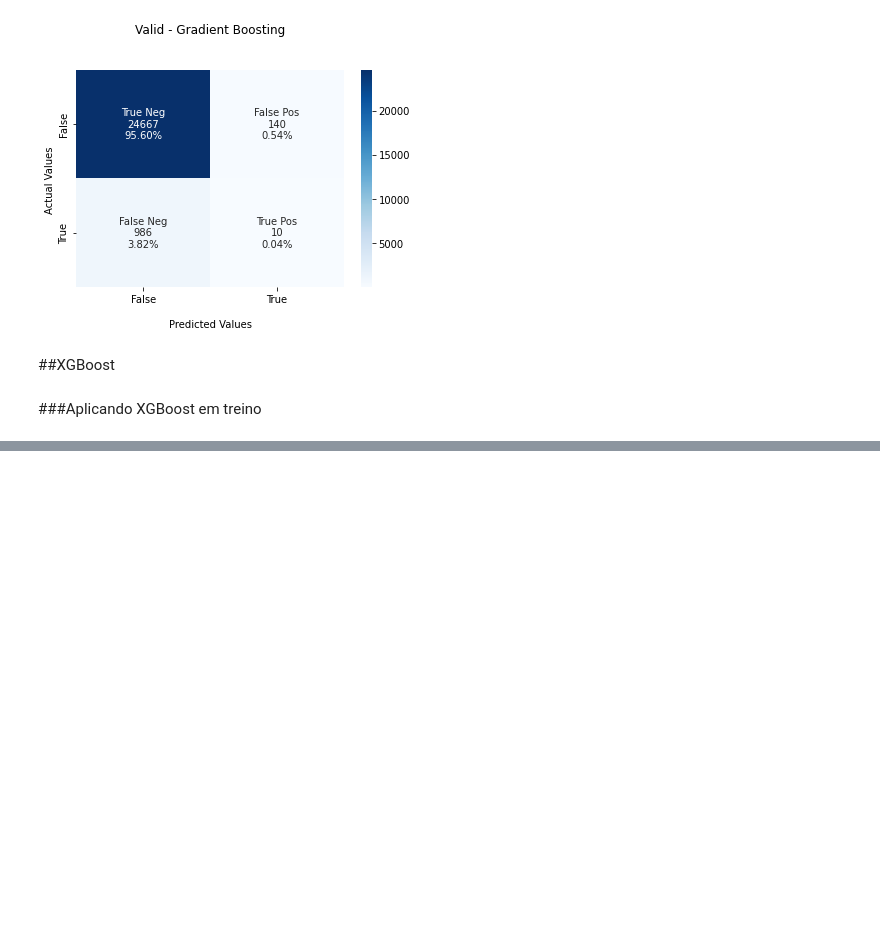
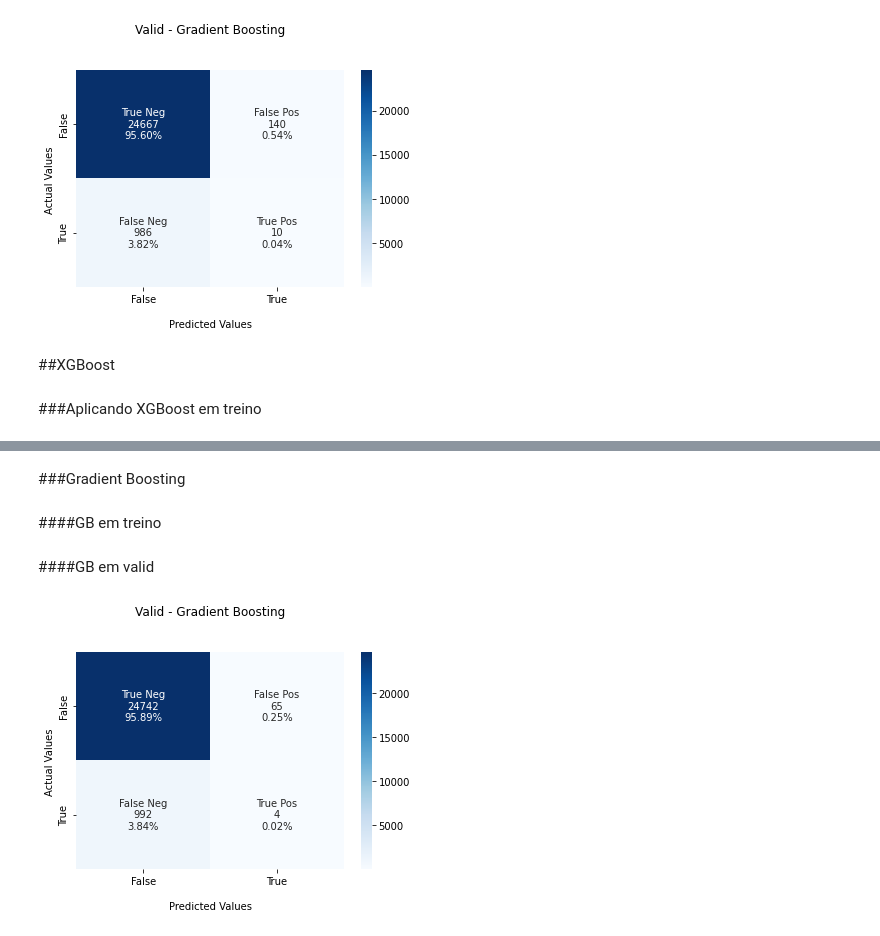
Before and after one commit to gbam-ds/FP-ML, a Jupyter notebook: Porto_Seguro.ipynb, the cells around one changed output, grey strips where cells are left out. Drawn from its saved outputs; the diff is of its cells as text; code cells hidden in the pictures; blank space fills up the shorter version.

```diff
--- a/Porto_Seguro.ipynb
+++ b/Porto_Seguro.ipynb
@@ -1211,0 +1371,4 @@ ValueError: ignored
+# %% [markdown]
+###Gradient Boosting
+# %% [markdown]
+####GB em treino
@@ -1211,0 +1391,49 @@ ValueError: ignored
+# %% [markdown]
+####GB em valid
+# %%
+X = valid[labels]
+y = valid['target']
+
+X_train, X_test, y_train, y_test = train_test_split(X, y, test_size=0.3, random_state=1)
+
+#modeling
+from sklearn.ensemble import GradientBoostingClassifier
+gb = GradientBoostingClassifier(n_estimators=100, learning_rate=1.0,
+                                 max_depth=3, random_state=0)
+gb.fit(X_train, y_train)
+y_pred = gb.predict(X_test)
+# %%
+#Acurácia
+from sklearn.metrics import confusion_matrix
+
+#Confusion matrix
+cm = confusion_matrix(y_true=y_test, y_pred=y_pred)
+
+group_names = ['True Neg','False Pos','False Neg','True Pos']
+
+group_counts = ["{0:0.0f}".format(value) for value in
+                cm.flatten()]
+
+group_percentages = ["{0:.2%}".format(value) for value in
+                     cm.flatten()/np.sum(cm)]
+
+labels = [f"{v1}\n{v2}\n{v3}" for v1, v2, v3 in
+          zip(group_names,group_counts,group_percentages)]
+
+labels = np.asarray(labels).reshape(2,2)
+
+ax = sns.heatmap(cm, annot=labels, fmt='', cmap='Blues')
+
+ax.set_title('Valid - Gradient Boosting\n\n');
+ax.set_xlabel('\nPredicted Values')
+ax.set_ylabel('Actual Values ');
+
+## Ticket labels - List must be in alphabetical order
+ax.xaxis.set_ticklabels(['False','True'])
+ax.yaxis.set_ticklabels(['False','True'])
+
+## Display the visualization of the Confusion Matrix.
+
+plt.show()
+# %% [output]
+[figure, added]
```
Also changed, not shown: parts of 26 cells of this notebook.
